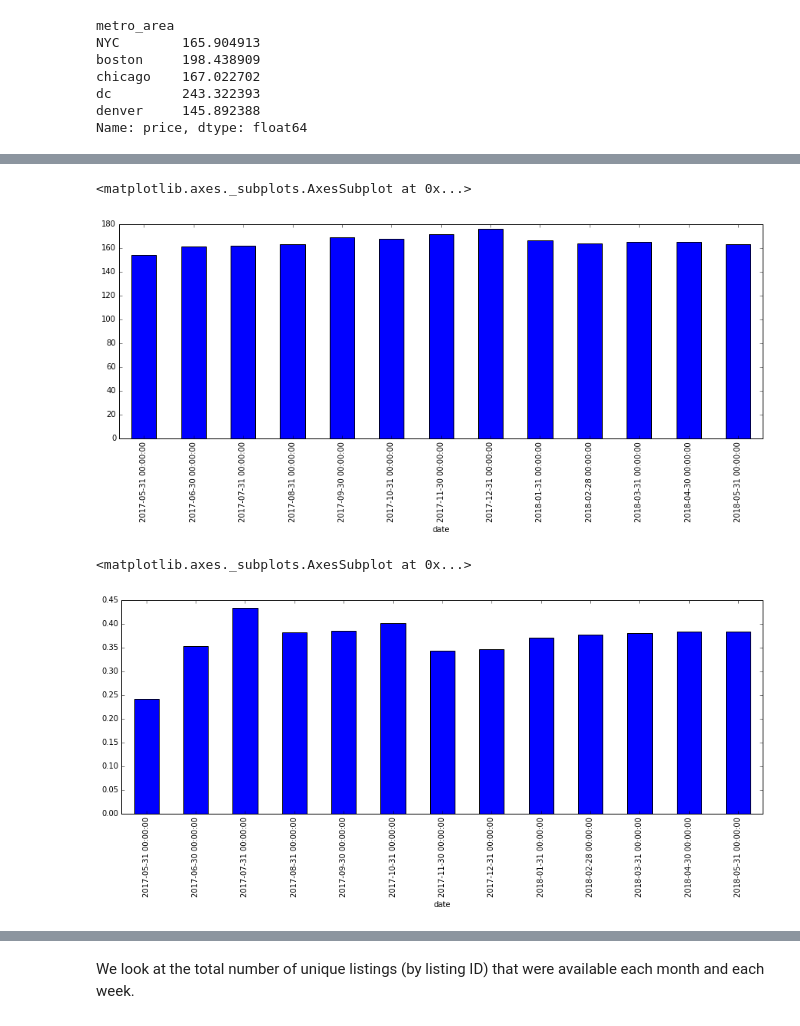
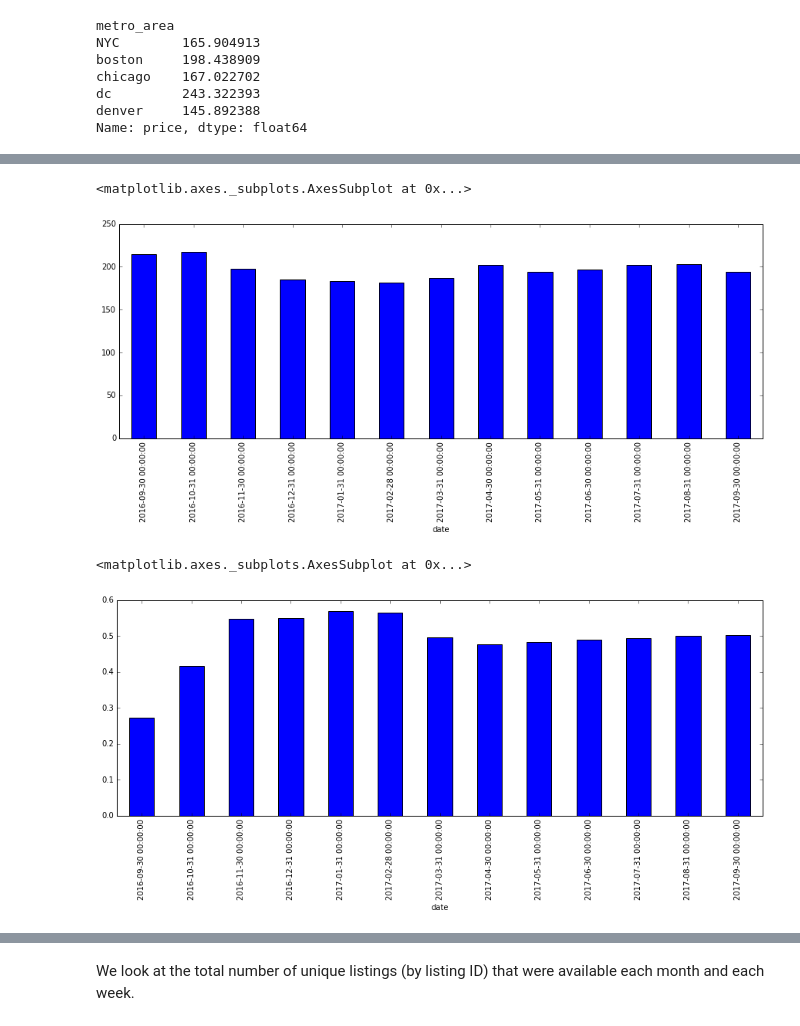
Before and after one commit to MattUnderscoreZhang/CitadelDataOpen, a Jupyter notebook: Calendar_Analysis.ipynb, the cells around one changed output, grey strips where cells are left out. Saved outputs shown, nothing was run; the diff lists cells and outputs as text; code cells hidden in the pictures.

Commit message:
Finished looking at calendar

```diff
--- a/Calendar_Analysis.ipynb
+++ b/Calendar_Analysis.ipynb
@@ -66,4 +66,5 @@ dc         243.322393
 denver     145.892388
 Name: price, dtype: float64
 # %%
-unique_calendar = calendar[NYC].groupby([pd.TimeGrouper('M'), 'metro_area', 'listing_id']).aggregate(np.mean)
+# each listing_id will have one listing per day - take each unique listing_id's average values per month
+unique_calendar = calendar.groupby([pd.TimeGrouper('M'), 'metro_area', 'listing_id']).aggregate(np.mean)
@@ -93,17 +77,21 @@ NYC_unique_calendar[:10]
+# %%
+# looking at a single city
+metro = 'boston'
+metro_unique_calendar = unique_calendar.xs(metro, level='metro_area', drop_level=True)
 # %%
-# monthly average price by all unique listings for NYC
-price = NYC_unique_calendar.groupby(level=['date']).mean().dropna()['price']
+# monthly average price by all unique listings for city
+price = metro_unique_calendar.groupby(level=['date']).mean().dropna()['price']
 price.plot(kind='bar', figsize=(15,5))
 # %% [output]
 <matplotlib.axes._subplots.AxesSubplot at 0x...>
-[figure, old version]
+[figure, new version]
 # %%
-# monthly average availability by all unique listings for NYC
-availability = NYC_unique_calendar.groupby(level=['date']).mean().dropna()['available']
+# monthly average availability by all unique listings for city
+availability = metro_unique_calendar.groupby(level=['date']).mean().dropna()['available']
 availability.plot(kind='bar', figsize=(15,5))
 # %% [output]
 <matplotlib.axes._subplots.AxesSubplot at 0x...>
-[figure, old version]
+[figure, new version]
 # %%
 # monthly price vs. availability by all unique listings for NYC
 plt.scatter(price, availability)
```
Also changed, not shown: parts of 9 cells of this notebook.
